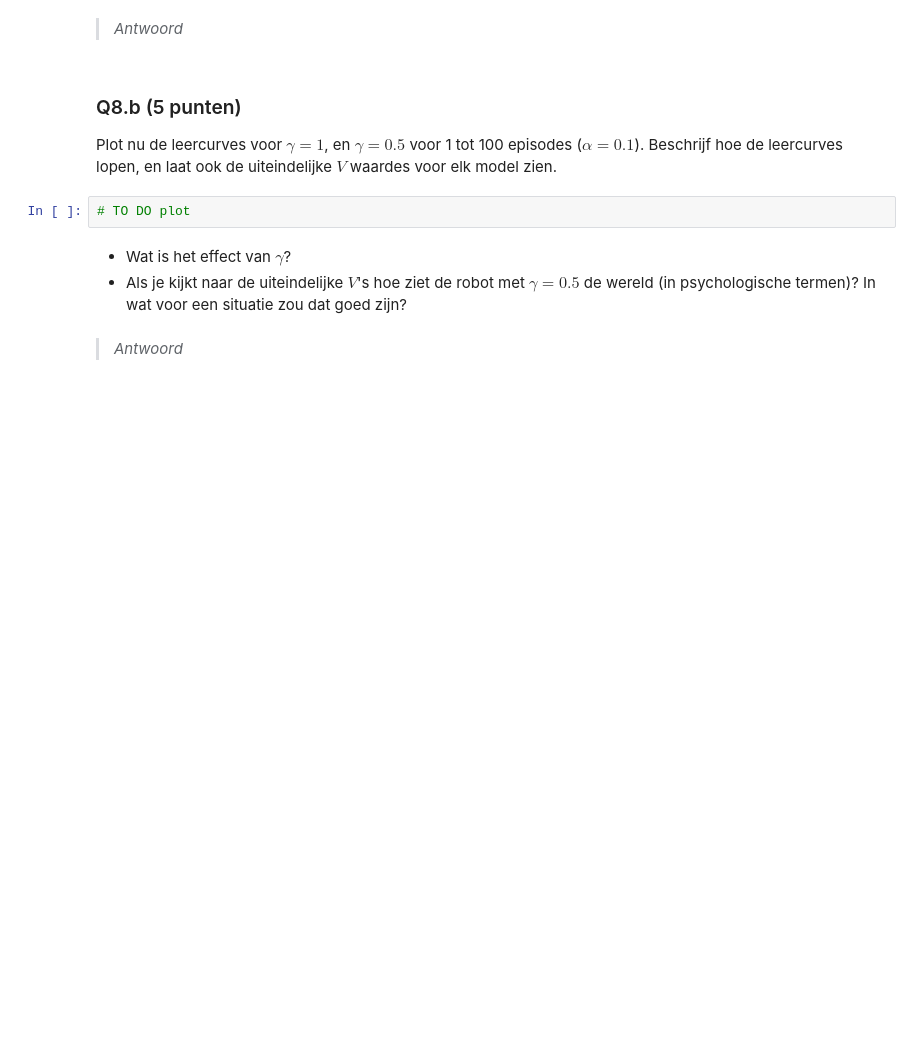
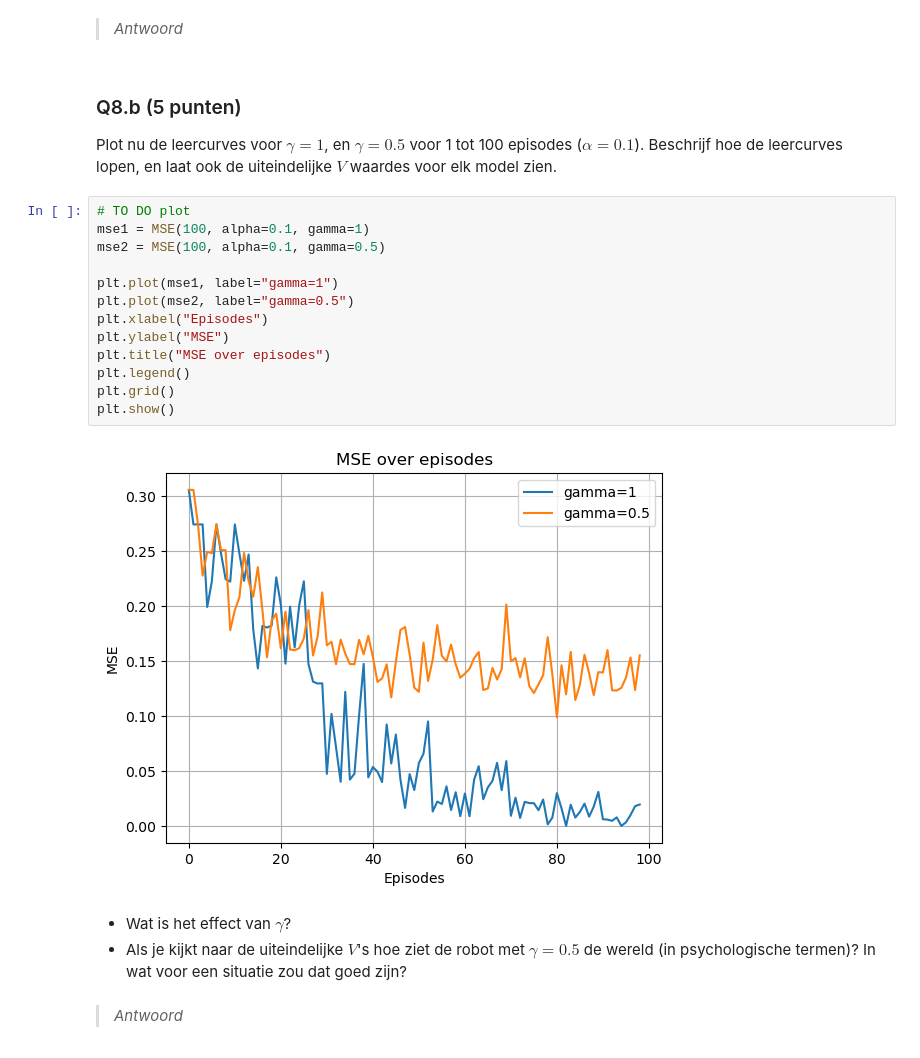
Before and after one commit to Knoerdin/huiswerk_gijs_nordin, a Jupyter notebook: Assignment 1/Assignment_1.ipynb, the cells around one changed output. Drawn from its saved outputs; the diff is of its cells as text; blank space fills up the shorter version.

```diff
--- a/Assignment 1/Assignment_1.ipynb
+++ b/Assignment 1/Assignment_1.ipynb
@@ -654,8 +674,21 @@ def MSE():
 ### Q8.b  (5 punten)
 
 Plot nu de leercurves voor $\gamma=1$, en $\gamma=0.5$ voor 1 tot 100 episodes ($\alpha = 0.1$).  Beschrijf hoe de leercurves lopen, en laat ook de uiteindelijke $V$ waardes voor elk model zien.
-# %%
-# TO DO plot
+# %%
+# TO DO plot
+mse1 = MSE(100, alpha=0.1, gamma=1)
+mse2 = MSE(100, alpha=0.1, gamma=0.5)
+
+plt.plot(mse1, label="gamma=1")
+plt.plot(mse2, label="gamma=0.5")
+plt.xlabel("Episodes")
+plt.ylabel("MSE")
+plt.title("MSE over episodes")
+plt.legend()
+plt.grid()
+plt.show()
+# %% [output]
+[figure, added]
 # %% [markdown]
 * Wat is het effect van $\gamma$?
 * Als je kijkt naar de uiteindelijke $V$'s hoe ziet de robot met $\gamma=0.5$ de wereld (in psychologische termen)? In wat voor een situatie zou dat goed zijn?
```
Also changed, not shown: parts of 4 cells of this notebook.
